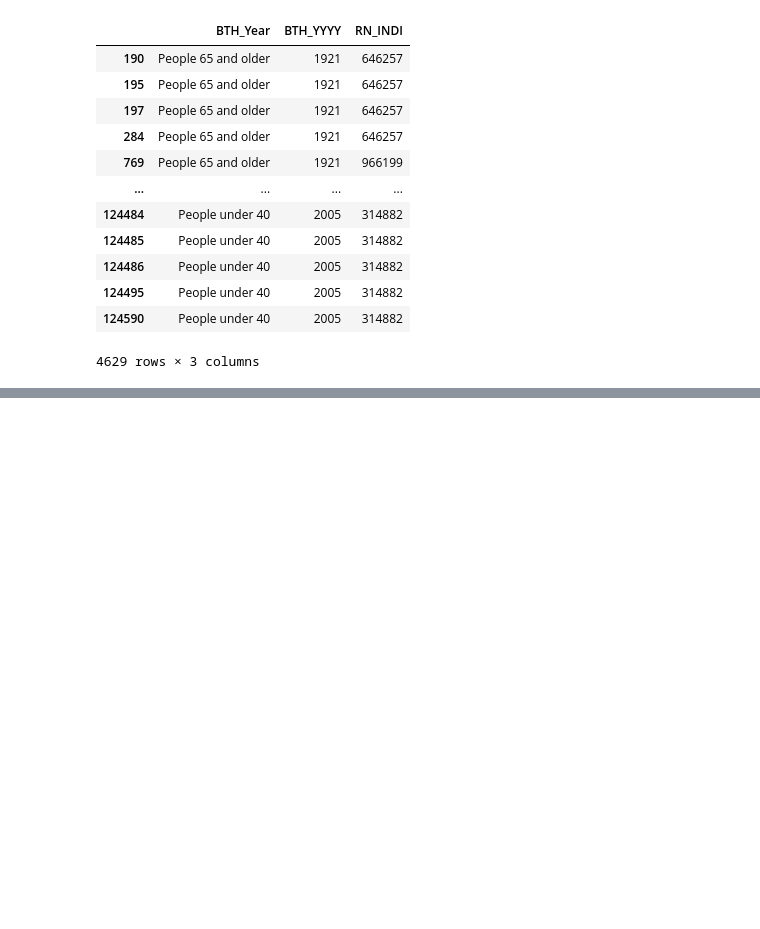
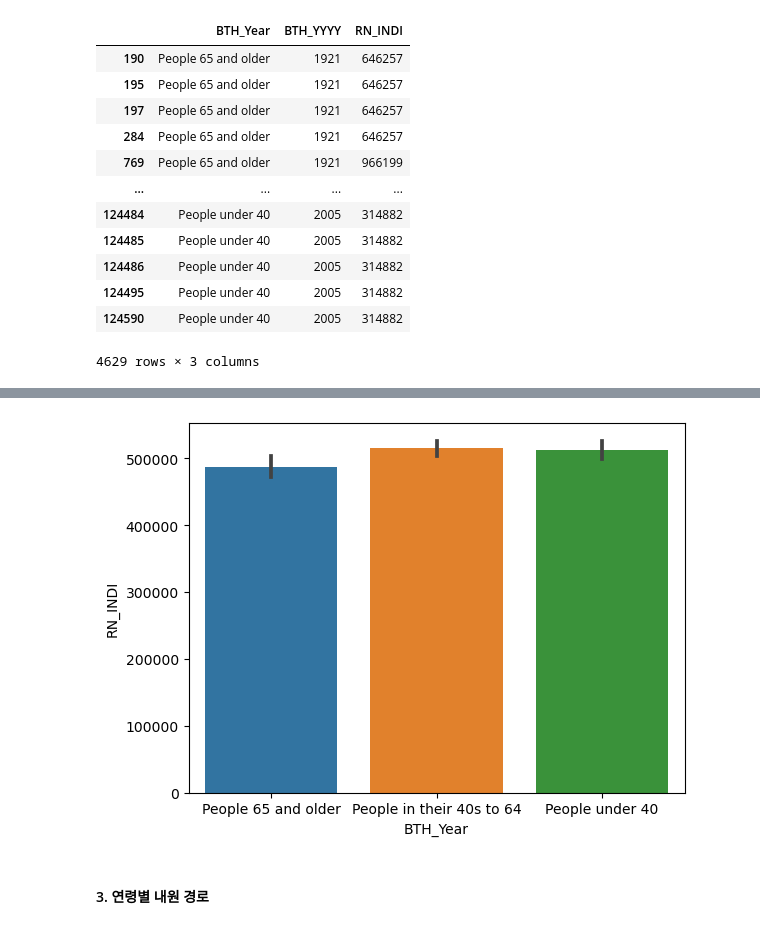
Before and after one commit to dancingKimDH/toy_data_analytics, a Jupyter notebook: codes/Data/MongoDB/EDA/김동현.ipynb, the cells around one changed output, grey strips where cells are left out. Saved outputs shown, nothing was run; the diff lists cells and outputs as text; code cells hidden in the pictures; blank space fills up the shorter version.

```diff
--- a/codes/Data/MongoDB/EDA/김동현.ipynb
+++ b/codes/Data/MongoDB/EDA/김동현.ipynb
@@ -101,0 +118,3 @@ age_chart = sns.histplot(data=df_D20, x='BTH_Year', hue='Hypertension')
+# %%
+df_path = df_D20_hyper[['FORM_CD', 'RN_INDI', 'BTH_Year']]
+df_path
@@ -101,0 +135,6 @@ age_chart = sns.histplot(data=df_D20, x='BTH_Year', hue='Hypertension')
+# %%
+chart1 = sns.barplot(data=df_path, x='BTH_Year', y='RN_INDI')
+# %% [output]
+[figure, added]
+# %% [markdown]
+#### 3. 연령별 내원 경로
```
Also changed, not shown: parts of 5 cells of this notebook.
